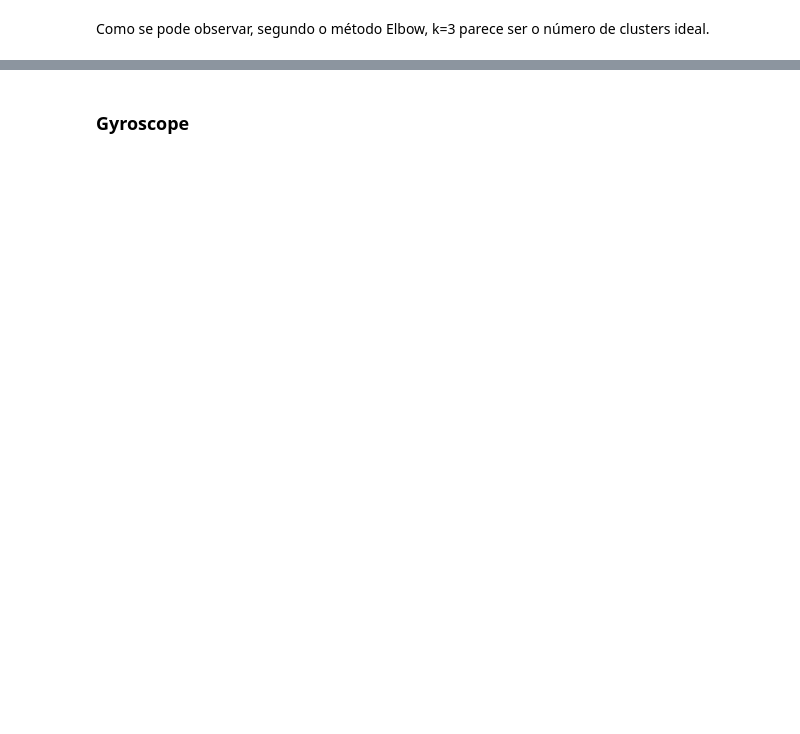
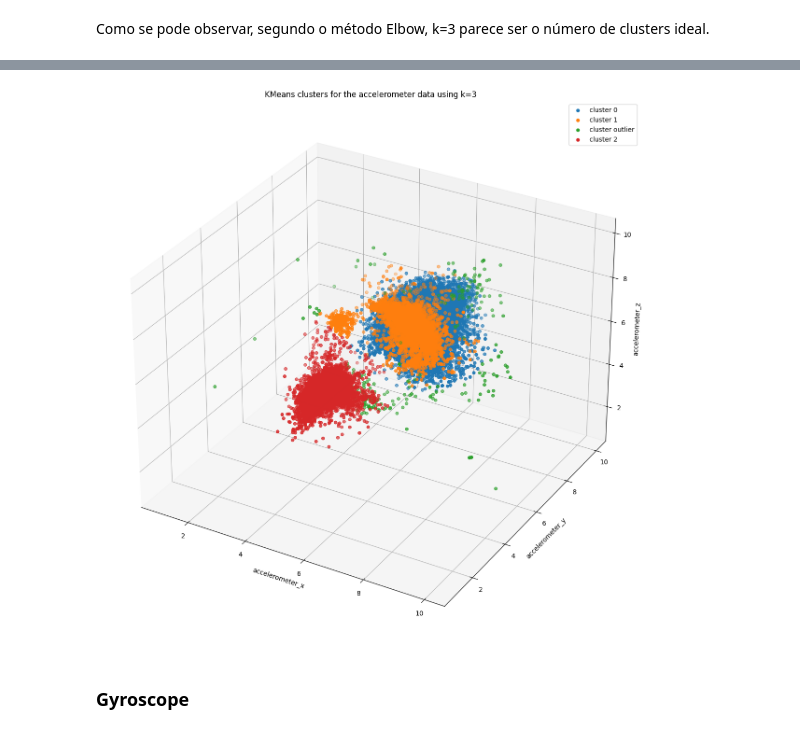
Before and after one commit to PugtgYosuky/clf-human-activities, a Jupyter notebook: src/project.ipynb, the cells around one changed output, grey strips where cells are left out. Saved outputs shown, nothing was run; the diff lists cells and outputs as text; code cells hidden in the pictures; blank space fills up the shorter version.

Commit message:
Change to plot_3d

```diff
--- a/src/project.ipynb
+++ b/src/project.ipynb
@@ -205,6 +205,6 @@ Como o cálculo do melhor k a utilizar é um processo muito demorado, as linhas
 # %% [markdown]
 Como se pode observar, segundo o método Elbow, k=3 parece ser o número de clusters ideal.
 # %%
-# %%time
-# kmeans_acc = KMeans(optimal_k_acc, max_iterations=150)
-# labels_acc = kmeans_acc.predict(accelerometer_data)
+%%time
+kmeans_acc = KMeans(3, max_iterations=150)
+labels_acc = kmeans_acc.predict(accelerometer_data)
@@ -215,7 +229,9 @@ Como se pode observar, segundo o método Elbow, k=3 parece ser o número de clus
 # %%
-# labels_acc = kmeans_acc.get_labels_with_outliers(2.5)
+labels_acc = kmeans_acc.get_labels_with_outliers(2.5)
 # %%
-# plot_kmeans_clusters(kmeans_acc.data, labels_acc, optimal_k_acc, 'accelerometer')
+plot_3d(kmeans_acc.data, labels_acc, 'KMeans clusters for the accelerometer data using k=3')
+# %% [output]
+[figure, added]
 # %% [markdown]
 ### Gyroscope
 # %%
```
Also changed, not shown: parts of 9 cells of this notebook.
